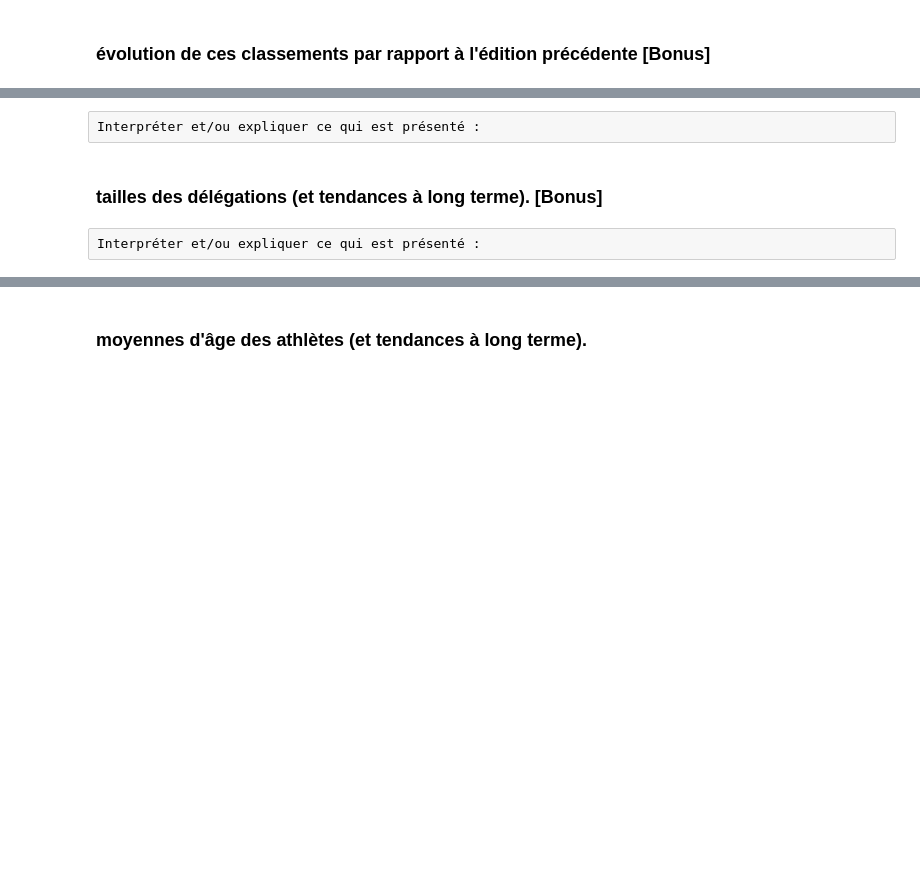
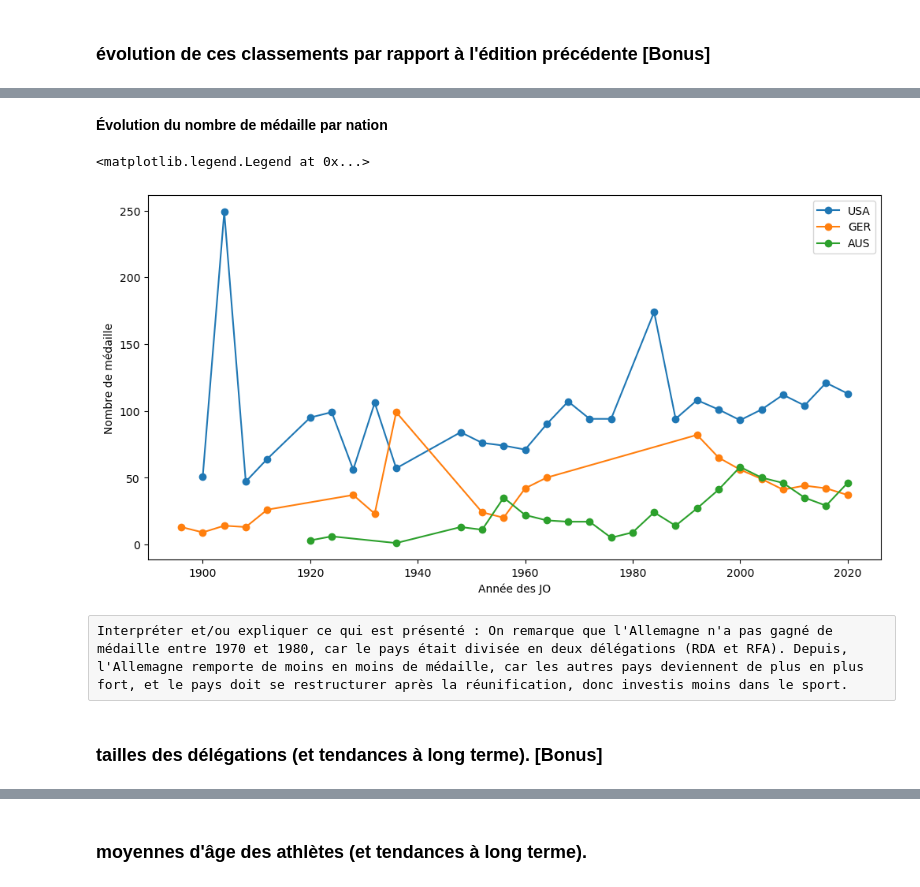
Before and after one commit to Kylian2/S204-AnalyseJO, a Jupyter notebook: rapport.ipynb, the cells around one changed output, grey strips where cells are left out. Drawn from its saved outputs; the diff is of its cells as text; code cells hidden in the pictures; blank space fills up the shorter version.

```diff
--- a/rapport.ipynb
+++ b/rapport.ipynb
@@ -177,19 +200,18 @@ plt.legend()
 # %% [markdown]
 ### classement des nations (tableau de classement pour les trois couleurs de médailles et pour le total) + répartition des médailles par couleur et par pays.
 # %%
-print('ClassementNocEquipe', '\n')
-print(ClassementNocEquipe.head(), '\n')
-print('classementNocIndividuel', '\n')
-print(classementNocIndividuel.head(), '\n')
+display(HTML(f"<b><font size='+2'>Classement des nations par médailles durant les {EDITION_JO}</font></b>"))
+print(" ")
 
-clasementNocGlobal = pd.merge(ClassementNocEquipe, classementNocIndividuel, on='NOC')
-
+# création d'un classement global avec les médailles collectives et individuelle
+clasementNocGlobal = pd.merge(classementNocEquipe, classementNocIndividuel, on='NOC')
+# fusion des colones pour aditionner les médaillles
 clasementNocGlobal['GOLD'] = clasementNocGlobal['GOLD_x'] + clasementNocGlobal['GOLD_y']
 clasementNocGlobal['SILVER'] = clasementNocGlobal['SILVER_x'] + clasementNocGlobal['SILVER_y']
 clasementNocGlobal['BRONZE'] = clasementNocGlobal['BRONZE_x'] + clasementNocGlobal['BRONZE_y']
 clasementNocGlobal['TOTAL'] = clasementNocGlobal['TOTAL_x'] + clasementNocGlobal['TOTAL_y']
-
+# trier le dataframe par le total de médailles
 clasementNocGlobal = clasementNocGlobal[['NOC', 'GOLD', 'SILVER', 'BRONZE', 'TOTAL']].sort_values(by=['TOTAL'], ascending=False)
-print('clasementNocGlobal', '\n')
-print(clasementNocGlobal)
+# afficher le dataframe
+display(clasementNocGlobal)
 # %% [output]
@@ -284,6 +286,30 @@ print(resultats_top3)
+# %%
+# créer un dataframe pour chaque nation pour afficher les statistique
+resultats_top3USA = resultats_top3[resultats_top3['NOC'] == 'USA']
+resultats_top3GER = resultats_top3[resultats_top3['NOC'] == 'GER']
+resultats_top3AUS = resultats_top3[resultats_top3['NOC'] == 'AUS']
+
+# Tracer les données avec matplotlib
+plt.figure(figsize=(12, 6))  # Définir la taille de la figure
+
+# Tracer USA
+plt.plot(resultats_top3USA.ANNEEHOTE, resultats_top3USA['TOTAL'], marker='o', linestyle='-', label='USA')
+# Tracer GER
+plt.plot(resultats_top3GER.ANNEEHOTE, resultats_top3GER['TOTAL'], marker='o', linestyle='-', label='GER')
+# Tracer AUS
+plt.plot(resultats_top3AUS.ANNEEHOTE, resultats_top3AUS['TOTAL'], marker='o', linestyle='-', label='AUS')
+
+# Ajouter des légendes, titre, étiquettes d'axe
+plt.xlabel('Année des JO')
+plt.ylabel('Nombre de médaille')
+display(HTML(f"<b><font size='+2'>Évolution du nombre de médaille par nation </font></b>"))
+print(" ")
+plt.legend()
+# %% [output]
+Évolution du nombre de médaille par nation
+<matplotlib.legend.Legend at 0x...>
+[figure, added]
 # %% [raw]
-Interpréter et/ou expliquer ce qui est présenté :
+Interpréter et/ou expliquer ce qui est présenté : On remarque que l'Allemagne n'a pas gagné de médaille entre 1970 et 1980, car le pays était divisée en deux délégations (RDA et RFA). Depuis, l'Allemagne remporte de moins en moins de médaille, car les autres pays deviennent de plus en plus fort, et le pays doit se restructurer après la réunification, donc investis moins dans le sport.
 # %% [markdown]
 ### tailles des délégations (et tendances à long terme). [Bonus]
-# %% [raw]
-Interpréter et/ou expliquer ce qui est présenté :
```
Also changed, not shown: parts of 32 cells of this notebook.
